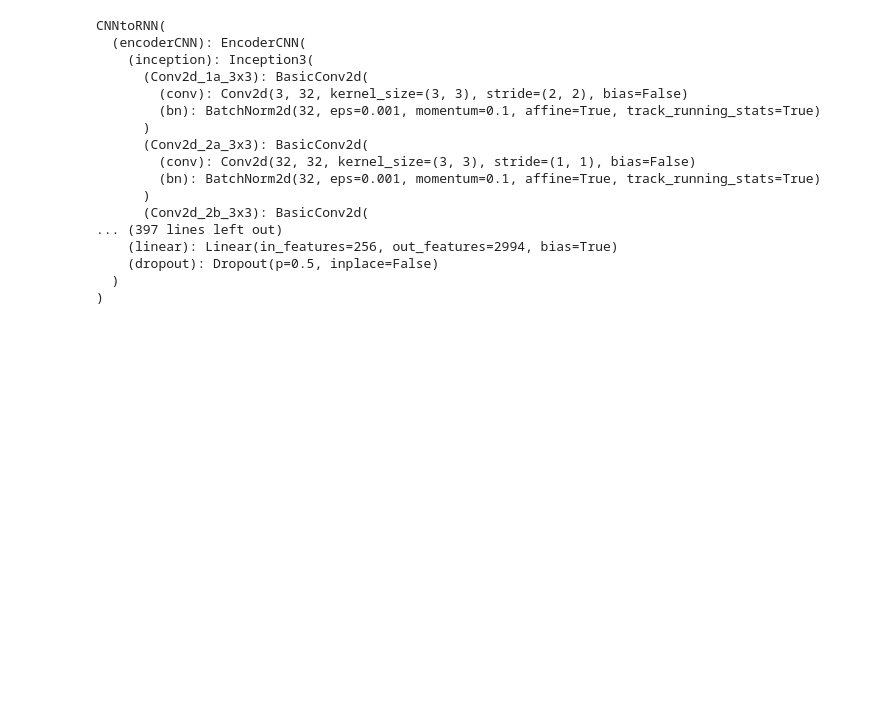
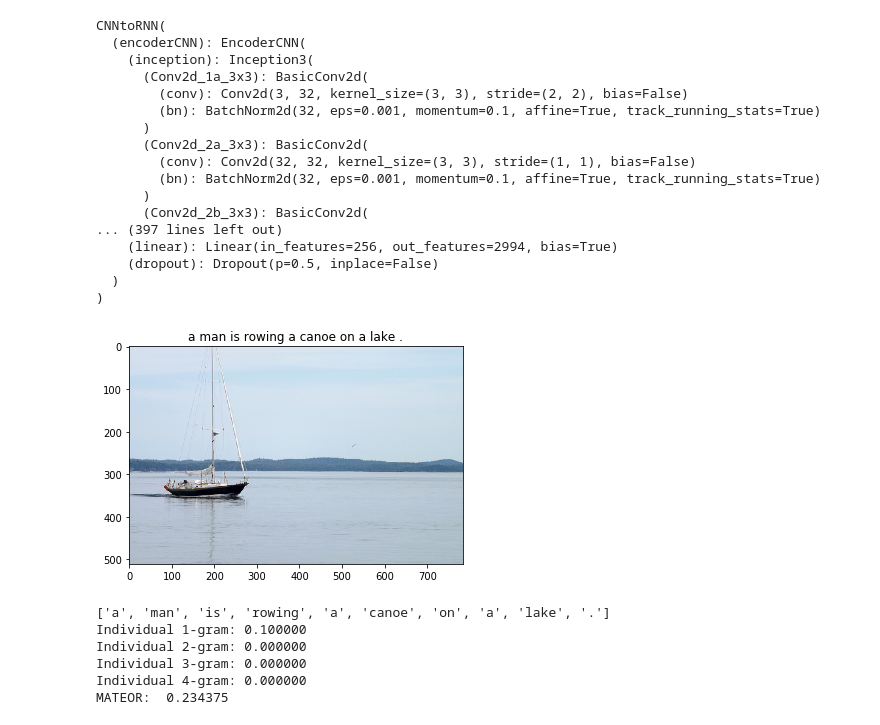
Before and after one commit to Siddharth1698/Image-Captioning-with-Deep-Learning-and-NLP, a Jupyter notebook: Metrics.ipynb, the cells around one changed output. Saved outputs shown, nothing was run; the diff lists cells and outputs as text; code cells hidden in the pictures; blank space fills up the shorter version.

Commit message:
Updated Metrics Score

```diff
--- a/Metrics.ipynb
+++ b/Metrics.ipynb
@@ -82,3 +82,16 @@ def metric_test(img_name,correct_caption,correct_caption_mat):
     print('Individual 3-gram: %f' % sentence_bleu(correct_caption, candidate, weights=(0, 0, 1, 0)))
     print('Individual 4-gram: %f' % sentence_bleu(correct_caption, candidate, weights=(0, 0, 0, 1)))
     print ("MATEOR: ",nltk.translate.meteor_score.meteor_score(correct_caption_mat, caption))
+# %%
+correct_caption = [['A' ,'small', 'canoe', 'in',' lake']]
+correct_caption_mat = ['A small canoe in the lake']
+img_name = 'boat.png'
+metric_test(img_name,correct_caption,correct_caption_mat)
+# %% [output]
+[figure, added]
+['a', 'man', 'is', 'rowing', 'a', 'canoe', 'on', 'a', 'lake', '.']
+Individual 1-gram: 0.100000
+Individual 2-gram: 0.000000
+Individual 3-gram: 0.000000
+Individual 4-gram: 0.000000
+MATEOR:  0.234375
```
Also changed, not shown: parts of 3 cells of this notebook.
